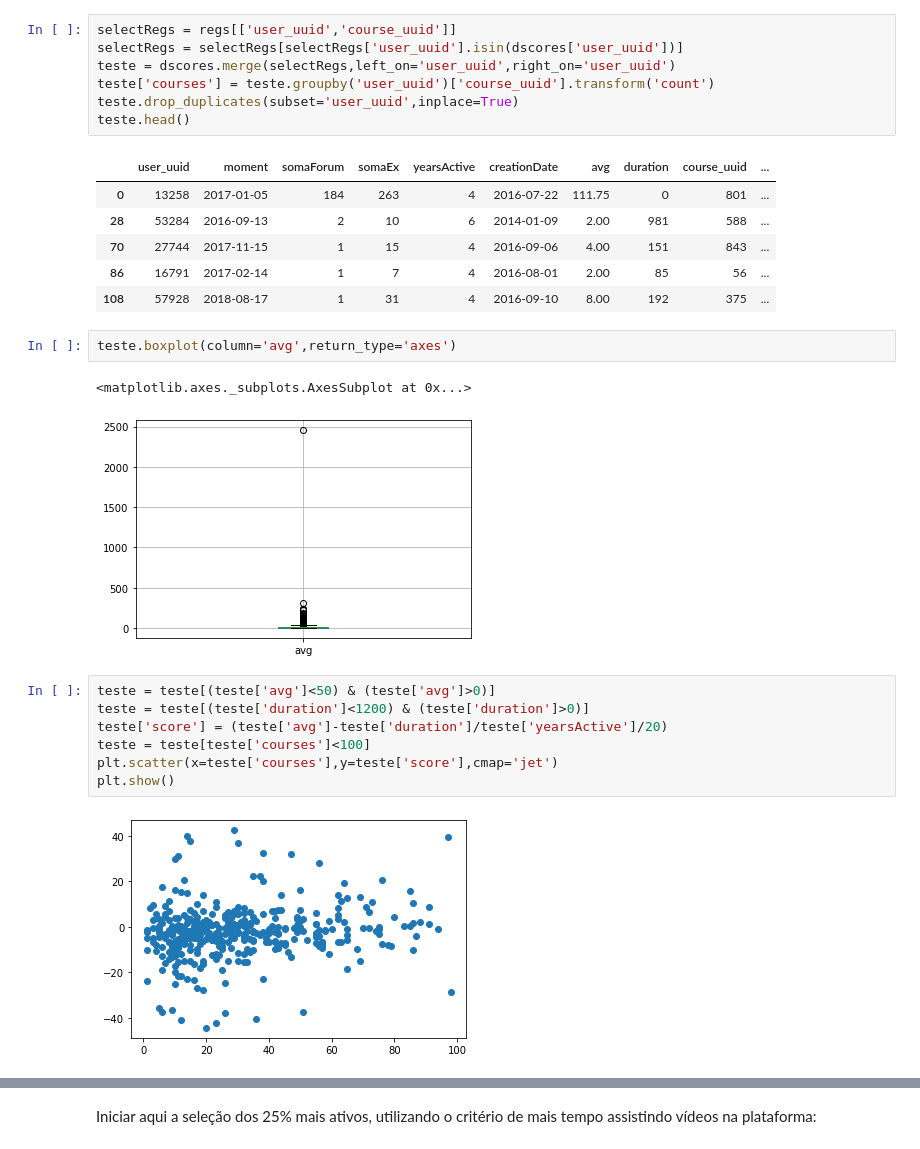
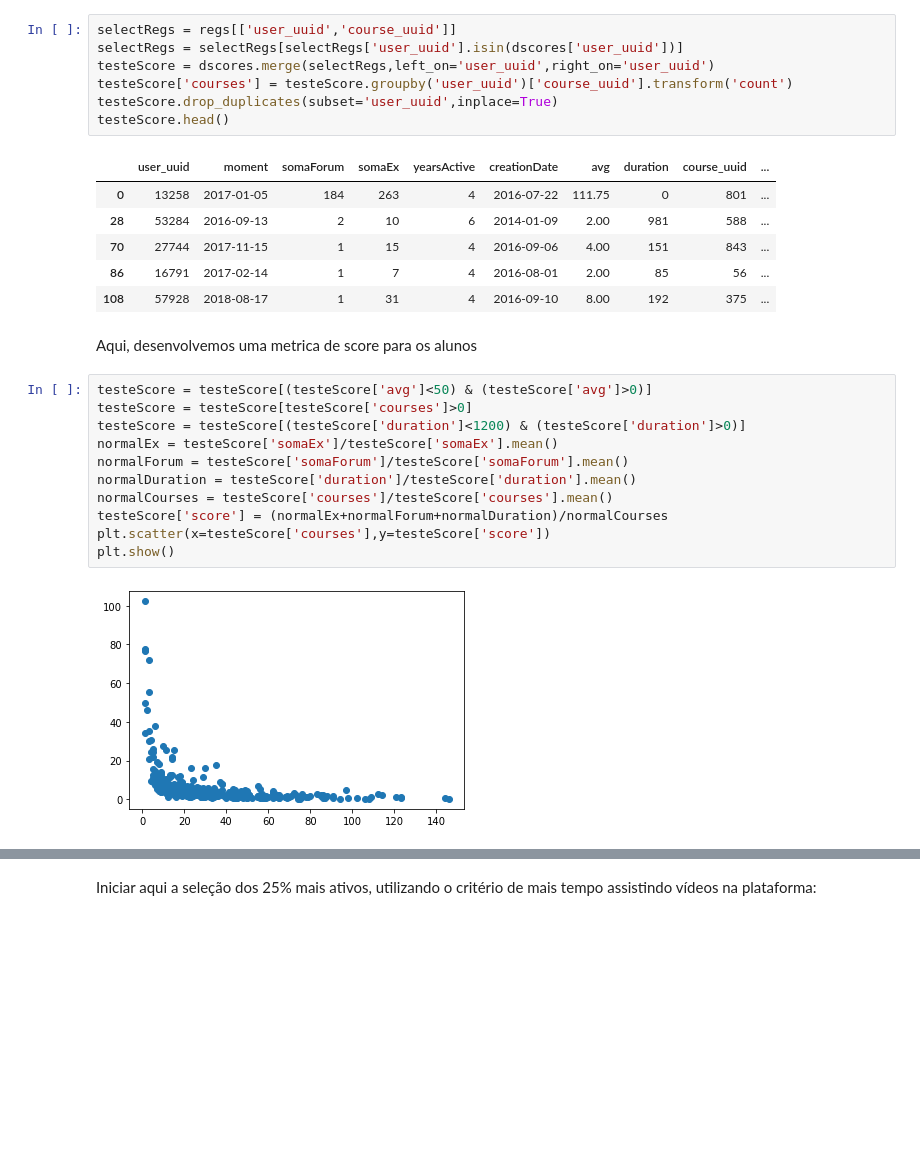
Before and after one commit to jo-nsc/distance-education-2020, a Jupyter notebook: analise_perfil_alunos.ipynb, the cells around one changed output, grey strips where cells are left out. Saved outputs shown, nothing was run; the diff lists cells and outputs as text; blank space fills up the shorter version.

Commit message:
score analysis

```diff
--- a/analise_perfil_alunos.ipynb
+++ b/analise_perfil_alunos.ipynb
@@ -343,10 +330,10 @@ dscores.head()
 # %%
 selectRegs = regs[['user_uuid','course_uuid']]
 selectRegs = selectRegs[selectRegs['user_uuid'].isin(dscores['user_uuid'])]
-teste = dscores.merge(selectRegs,left_on='user_uuid',right_on='user_uuid')
-teste['courses'] = teste.groupby('user_uuid')['course_uuid'].transform('count')
-teste.drop_duplicates(subset='user_uuid',inplace=True)
-teste.head()
+testeScore = dscores.merge(selectRegs,left_on='user_uuid',right_on='user_uuid')
+testeScore['courses'] = testeScore.groupby('user_uuid')['course_uuid'].transform('count')
+testeScore.drop_duplicates(subset='user_uuid',inplace=True)
+testeScore.head()
 # %% [output]
 |  | user_uuid | moment | somaForum | somaEx | yearsActive | creationDate | avg | duration | course_uuid | ... |
 | 0 | 13258 | 2017-01-05 | 184 | 263 | 4 | 2016-07-22 | 111.75 | 0 | 801 | ... |
@@ -354,17 +341,18 @@ teste.head()
 | 70 | 27744 | 2017-11-15 | 1 | 15 | 4 | 2016-09-06 | 4.00 | 151 | 843 | ... |
 | 86 | 16791 | 2017-02-14 | 1 | 7 | 4 | 2016-08-01 | 2.00 | 85 | 56 | ... |
 | 108 | 57928 | 2018-08-17 | 1 | 31 | 4 | 2016-09-10 | 8.00 | 192 | 375 | ... |
-# %%
-teste.boxplot(column='avg',return_type='axes')
-# %% [output]
-<matplotlib.axes._subplots.AxesSubplot at 0x...>
-[figure, removed]
-# %%
-teste = teste[(teste['avg']<50) & (teste['avg']>0)]
-teste = teste[(teste['duration']<1200) & (teste['duration']>0)]
-teste['score'] = (teste['avg']-teste['duration']/teste['yearsActive']/20)
-teste = teste[teste['courses']<100]
-plt.scatter(x=teste['courses'],y=teste['score'],cmap='jet')
-plt.show()
-# %% [output]
-[figure, removed]
+# %% [markdown]
+Aqui, desenvolvemos uma metrica de score para os alunos
+# %%
+testeScore = testeScore[(testeScore['avg']<50) & (testeScore['avg']>0)]
+testeScore = testeScore[testeScore['courses']>0]
+testeScore = testeScore[(testeScore['duration']<1200) & (testeScore['duration']>0)]
+normalEx = testeScore['somaEx']/testeScore['somaEx'].mean()
+normalForum = testeScore['somaForum']/testeScore['somaForum'].mean()
+normalDuration = testeScore['duration']/testeScore['duration'].mean()
+normalCourses = testeScore['courses']/testeScore['courses'].mean()
+testeScore['score'] = (normalEx+normalForum+normalDuration)/normalCourses
+plt.scatter(x=testeScore['courses'],y=testeScore['score'])
+plt.show()
+# %% [output]
+[figure, added]
```
Also changed, not shown: parts of 8 cells of this notebook.
